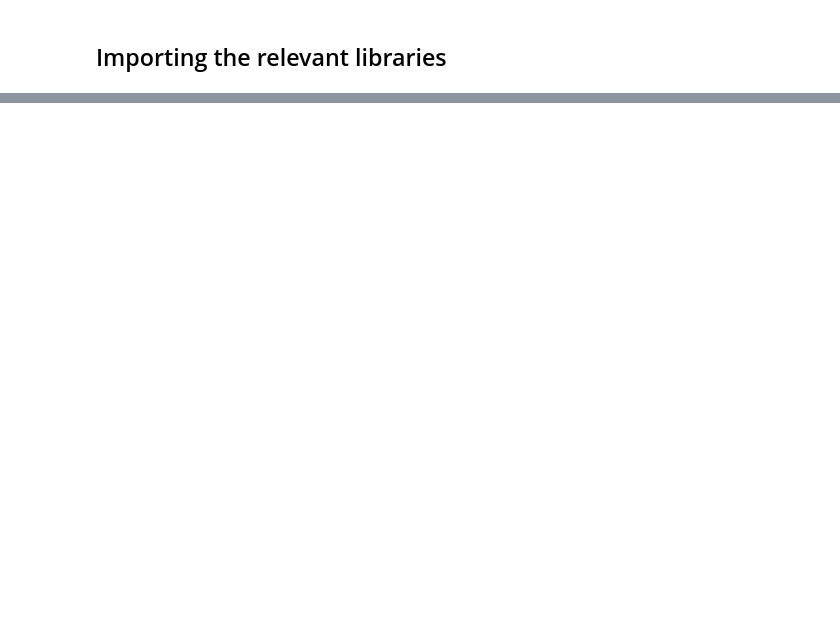
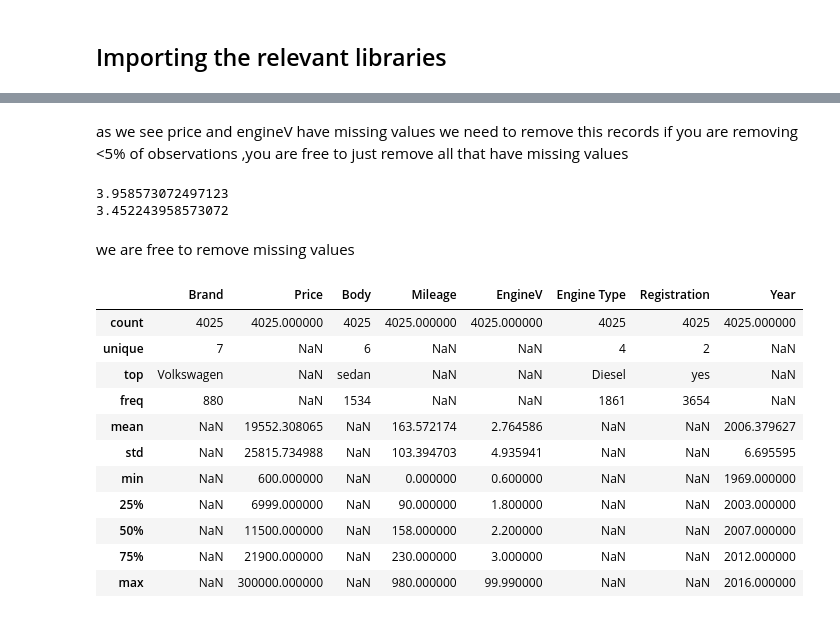
Before and after one commit to EngMdarwish/Data-Science--training, a Jupyter notebook: Cars_Part_1.ipynb, the cells around one changed output, grey strips where cells are left out. Cells and saved outputs as stored; diff of their text form; code cells hidden in the pictures; blank space fills up the shorter version.

```diff
--- a/Cars_Part_1.ipynb
+++ b/Cars_Part_1.ipynb
@@ -30,0 +67,33 @@ data_raw.describe()
+# %% [markdown]
+as we see price and engineV have missing values
+we need to remove this records
+if you are removing <5% of observations ,you are free to just remove all that have missing values
+# %%
+n=data.shape[0]
+price_mv=mv['Price']
+engineV_mv=mv['EngineV']
+price_mv_prect=((price_mv)/n)*100
+engineV_mv_prect=((engineV_mv)/n)*100
+print(price_mv_prect)
+print(engineV_mv_prect)
+# %% [output]
+3.958573072497123
+3.452243958573072
+# %% [markdown]
+we are free to remove missing values
+# %%
+data_no_ms=data.dropna(axis=0)
+data_no_ms.describe(include='all')
+# %% [output]
+|  | Brand | Price | Body | Mileage | EngineV | Engine Type | Registration | Year |
+| count | 4025 | 4025.000000 | 4025 | 4025.000000 | 4025.000000 | 4025 | 4025 | 4025.000000 |
+| unique | 7 | NaN | 6 | NaN | NaN | 4 | 2 | NaN |
+| top | Volkswagen | NaN | sedan | NaN | NaN | Diesel | yes | NaN |
+| freq | 880 | NaN | 1534 | NaN | NaN | 1861 | 3654 | NaN |
+| mean | NaN | 19552.308065 | NaN | 163.572174 | 2.764586 | NaN | NaN | 2006.379627 |
+| std | NaN | 25815.734988 | NaN | 103.394703 | 4.935941 | NaN | NaN | 6.695595 |
+| min | NaN | 600.000000 | NaN | 0.000000 | 0.600000 | NaN | NaN | 1969.000000 |
+| 25% | NaN | 6999.000000 | NaN | 90.000000 | 1.800000 | NaN | NaN | 2003.000000 |
+| 50% | NaN | 11500.000000 | NaN | 158.000000 | 2.200000 | NaN | NaN | 2007.000000 |
+| 75% | NaN | 21900.000000 | NaN | 230.000000 | 3.000000 | NaN | NaN | 2012.000000 |
+| max | NaN | 300000.000000 | NaN | 980.000000 | 99.990000 | NaN | NaN | 2016.000000 |
```
Also changed, not shown: parts of 10 cells of this notebook.
